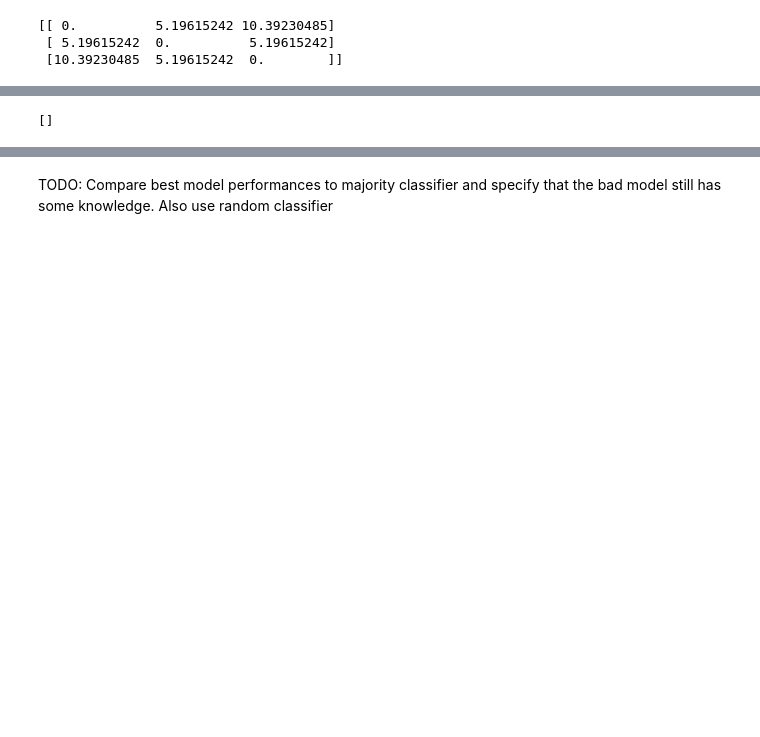
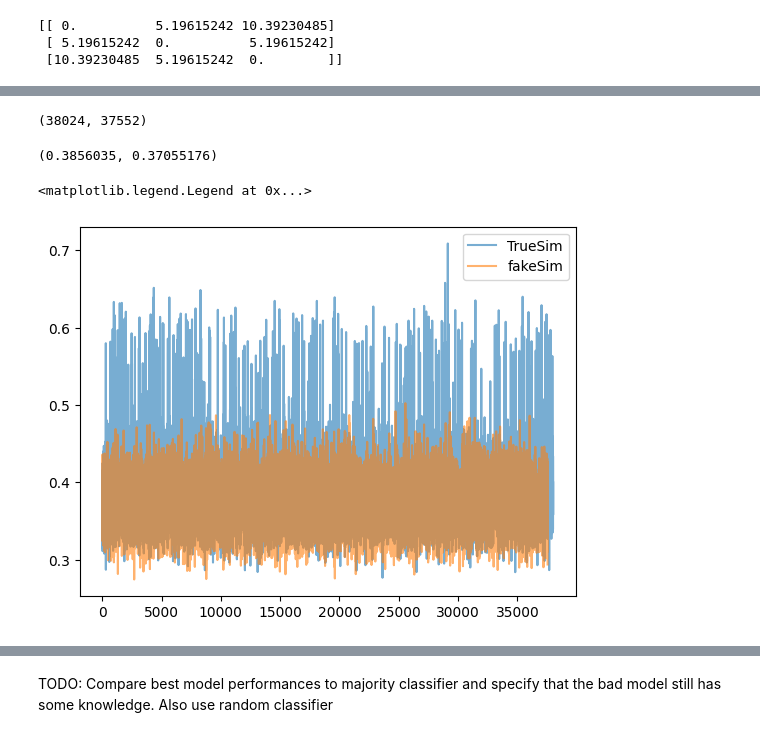
Before and after one commit to strojanski/diploma, a Jupyter notebook: rework/openset_evaluation/openset_performance.ipynb, the cells around one changed output, grey strips where cells are left out. Saved outputs shown, nothing was run; the diff lists cells and outputs as text; code cells hidden in the pictures; blank space fills up the shorter version.

```diff
--- a/rework/openset_evaluation/openset_performance.ipynb
+++ b/rework/openset_evaluation/openset_performance.ipynb
@@ -190,8 +191,22 @@ numpy.ndarray
 # baseline_accuracy, baseline_preds = get_accuracy(baseline_emb, baseline_targ)
 # %%
 # baseline_accuracy
-# %%
-true_pairs
-# %% [output]
-[]
+# %%
+len(true_pairs), len(fake_pairs)
+# %% [output]
+(38024, 37552)
+# %%
+np.mean(true_pairs), np.mean(fake_pairs)
+# %% [output]
+(0.3856035, 0.37055176)
+# %%
+import matplotlib.pyplot as plt
+from scipy.ndimage import gaussian_filter
+
+plt.plot(gaussian_filter(true_pairs, sigma=1), label="TrueSim", alpha=.6)
+plt.plot(gaussian_filter(fake_pairs, sigma=1), label="fakeSim", alpha=.6)
+plt.legend()
+# %% [output]
+<matplotlib.legend.Legend at 0x...>
+[figure, added]
 # %%
```
Also changed, not shown: parts of 16 cells of this notebook, 39 other files.
